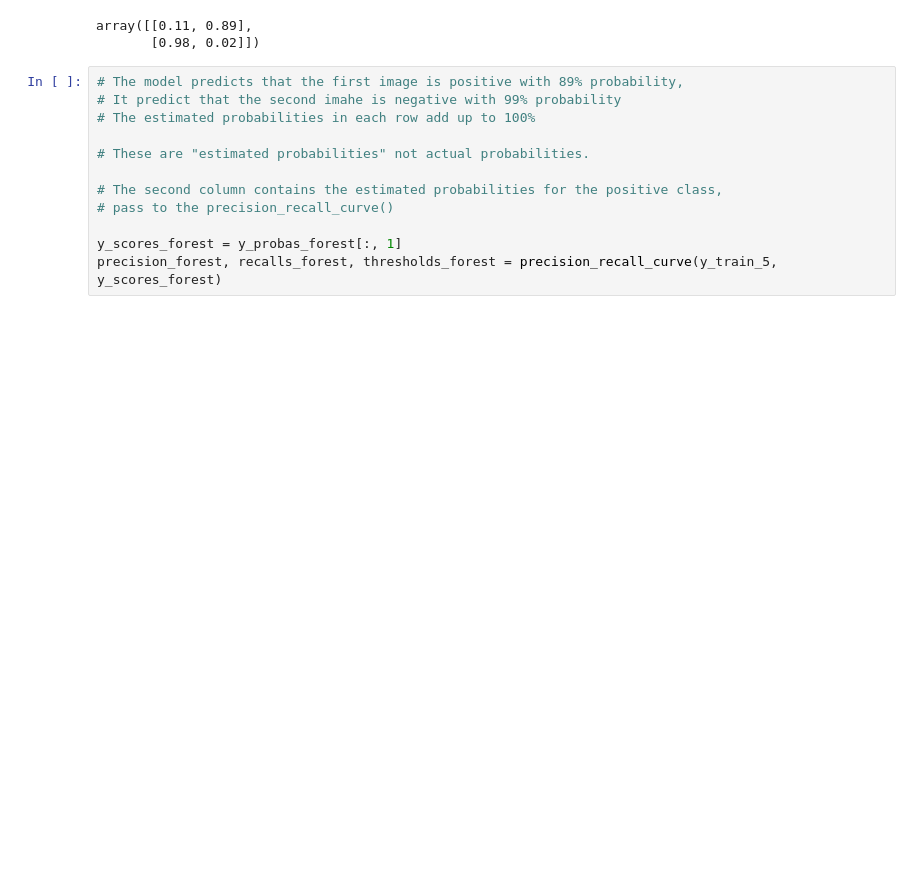
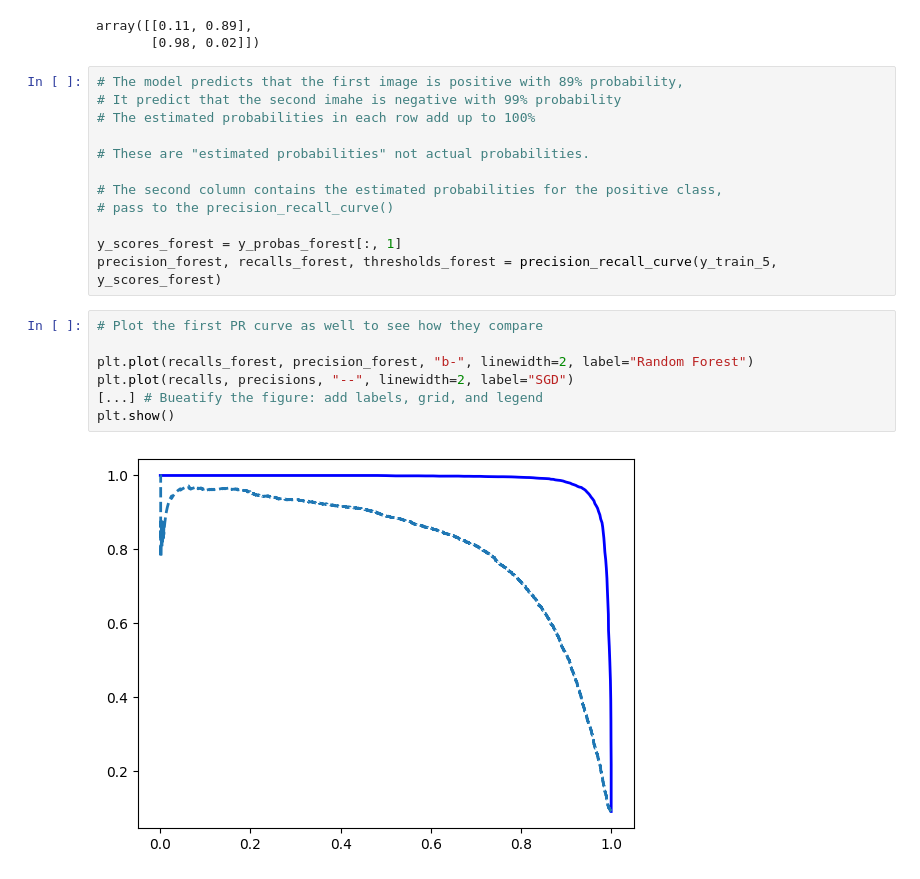
Before and after one commit to Nattawut30/My-Personal-Training, a Jupyter notebook: ScikitLearn-Keras-TensorFlow/ML_train/03_Classification.ipynb, the cells around one changed output. Cells and saved outputs as stored; diff of their text form; blank space fills up the shorter version.

```diff
--- a/ScikitLearn-Keras-TensorFlow/ML_train/03_Classification.ipynb
+++ b/ScikitLearn-Keras-TensorFlow/ML_train/03_Classification.ipynb
@@ -400,3 +400,12 @@ array([[0.11, 0.89],
 
 y_scores_forest = y_probas_forest[:, 1]
 precision_forest, recalls_forest, thresholds_forest = precision_recall_curve(y_train_5, y_scores_forest)
+# %%
+# Plot the first PR curve as well to see how they compare
+
+plt.plot(recalls_forest, precision_forest, "b-", linewidth=2, label="Random Forest")
+plt.plot(recalls, precisions, "--", linewidth=2, label="SGD")
+[...] # Bueatify the figure: add labels, grid, and legend
+plt.show()
+# %% [output]
+[figure, added]
```
Also changed, not shown: parts of 16 cells of this notebook.
